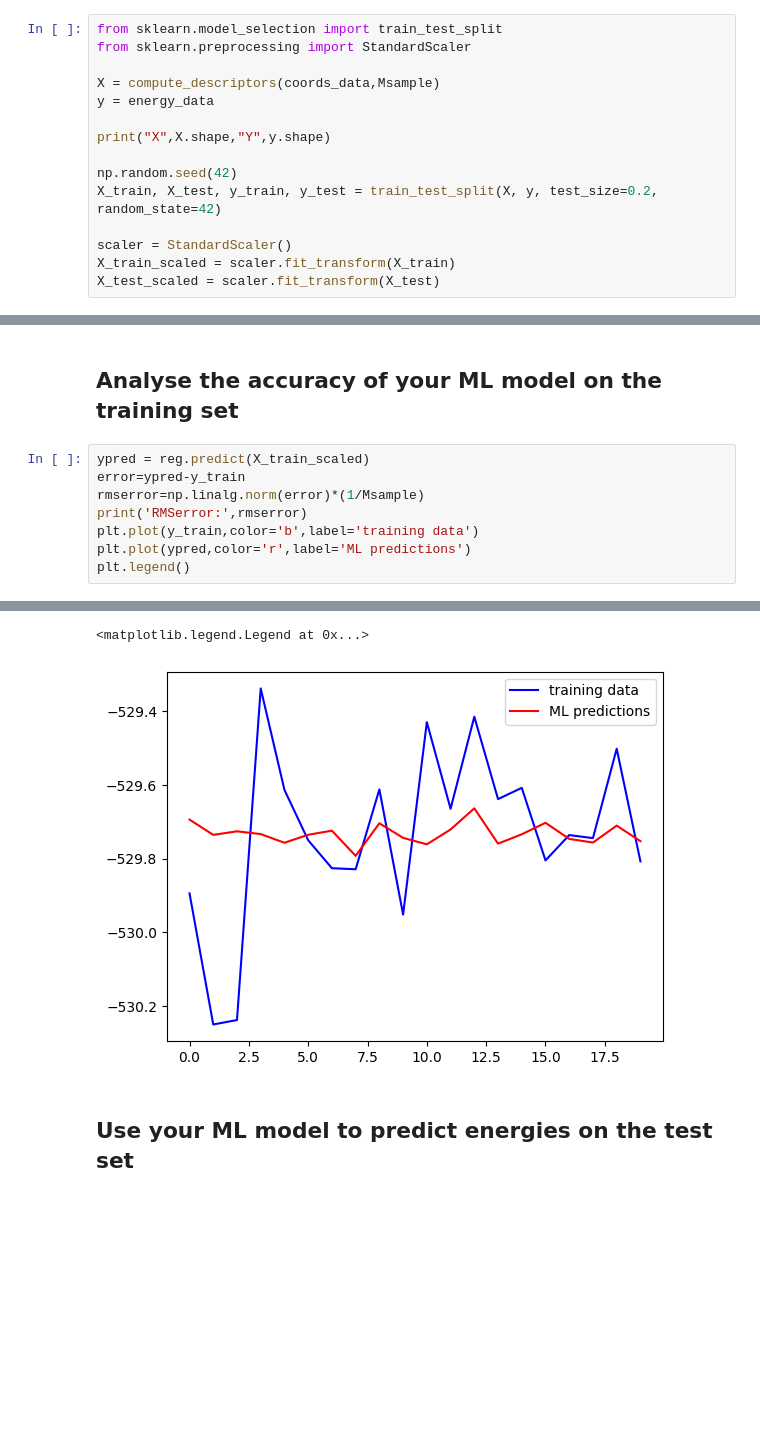
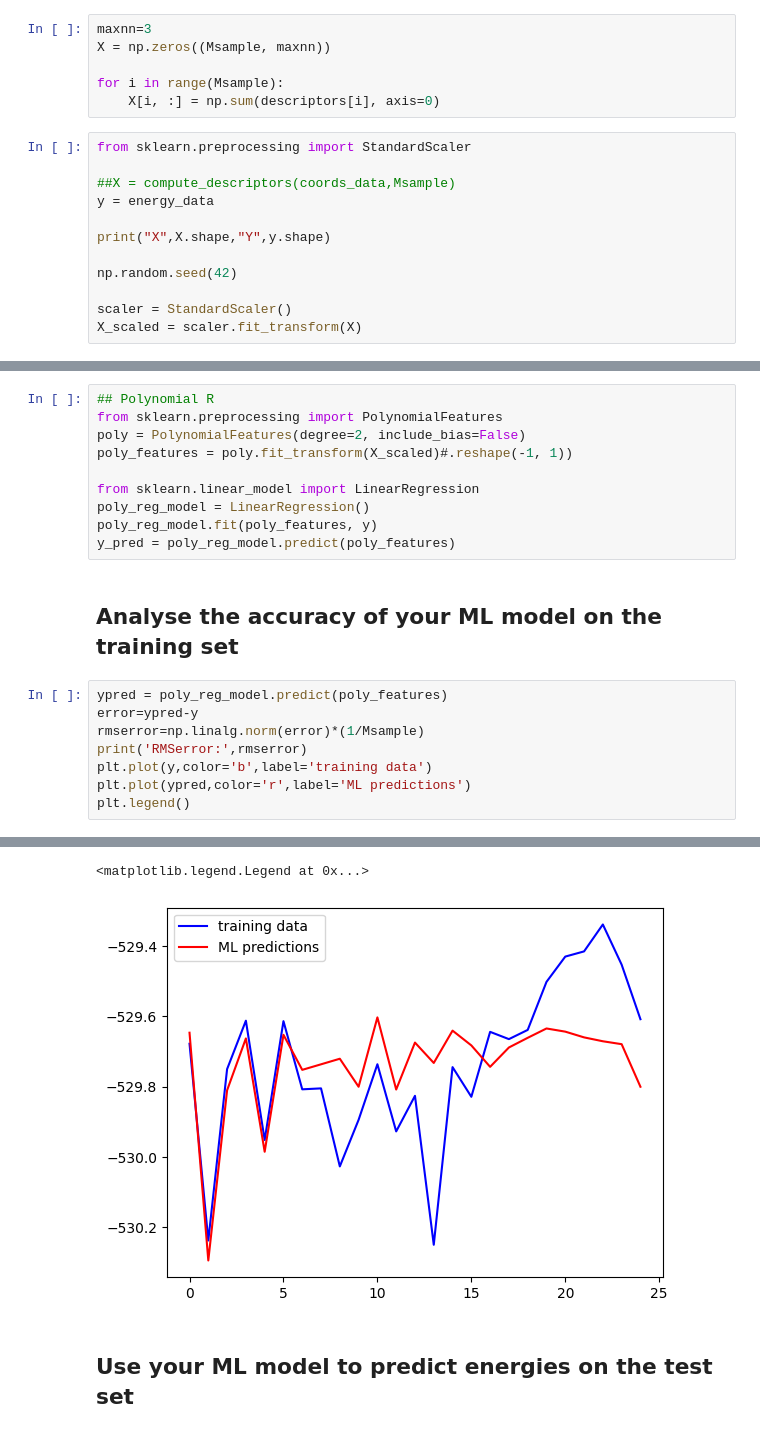
Before and after one commit to mard4/machine-learning, a Jupyter notebook: 6.RML/6representationv4_dangelo.ipynb, the cells around one changed output, grey strips where cells are left out. Drawn from its saved outputs; the diff is of its cells as text; blank space fills up the shorter version.

Commit message:
removed split dataset

```diff
--- a/6.RML/6representationv4_student.ipynb
+++ b/6.RML/6representationv4_dangelo.ipynb
@@ -125,16 +136,19 @@ def compute_descriptors(coords_data,Msample):
+# %%
+maxnn=3
+X = np.zeros((Msample, maxnn))
+
+for i in range(Msample):
+    X[i, :] = np.sum(descriptors[i], axis=0)
 # %%
-from sklearn.model_selection import train_test_split
 from sklearn.preprocessing import StandardScaler
 
-X = compute_descriptors(coords_data,Msample)
+##X = compute_descriptors(coords_data,Msample)
 y = energy_data
 
 print("X",X.shape,"Y",y.shape)
 
 np.random.seed(42)
-X_train, X_test, y_train, y_test = train_test_split(X, y, test_size=0.2, random_state=42)
 
 scaler = StandardScaler()
-X_train_scaled = scaler.fit_transform(X_train)
-X_test_scaled = scaler.fit_transform(X_test)
+X_scaled = scaler.fit_transform(X)
 # %% [output]
@@ -149,11 +162,21 @@ LinearRegression()
+# %%
+## Polynomial R
+from sklearn.preprocessing import PolynomialFeatures
+poly = PolynomialFeatures(degree=2, include_bias=False)
+poly_features = poly.fit_transform(X_scaled)#.reshape(-1, 1))
+
+from sklearn.linear_model import LinearRegression
+poly_reg_model = LinearRegression()
+poly_reg_model.fit(poly_features, y)
+y_pred = poly_reg_model.predict(poly_features)
 # %% [markdown]
 ## Analyse the accuracy of your ML model on the training set
 # %%
-ypred = reg.predict(X_train_scaled)
-error=ypred-y_train
+ypred = poly_reg_model.predict(poly_features)
+error=ypred-y
 rmserror=np.linalg.norm(error)*(1/Msample)
 print('RMSerror:',rmserror)
-plt.plot(y_train,color='b',label='training data')
+plt.plot(y,color='b',label='training data')
 plt.plot(ypred,color='r',label='ML predictions')
 plt.legend()
 # %% [output]
@@ -161,5 +184,5 @@ RMSerror: 0.041285279022900905
 <matplotlib.legend.Legend at 0x...>
-[figure, old version]
+[figure, new version]
 # %% [markdown]
 ## Use your ML model to predict energies on the test set
 # %%
```
Also changed, not shown: parts of 9 cells of this notebook, 1 other file.
